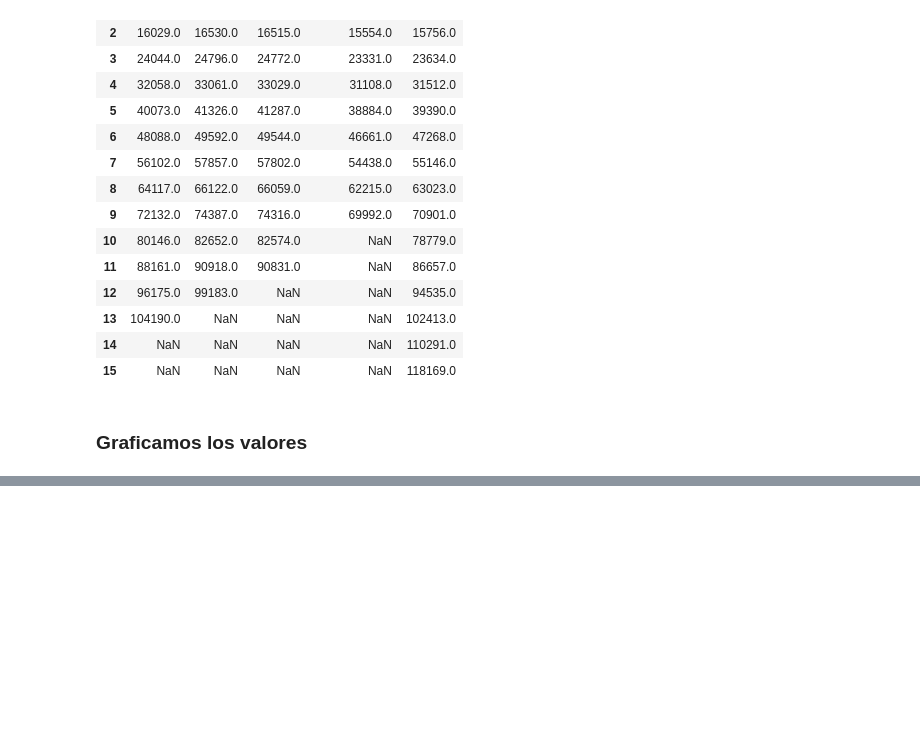
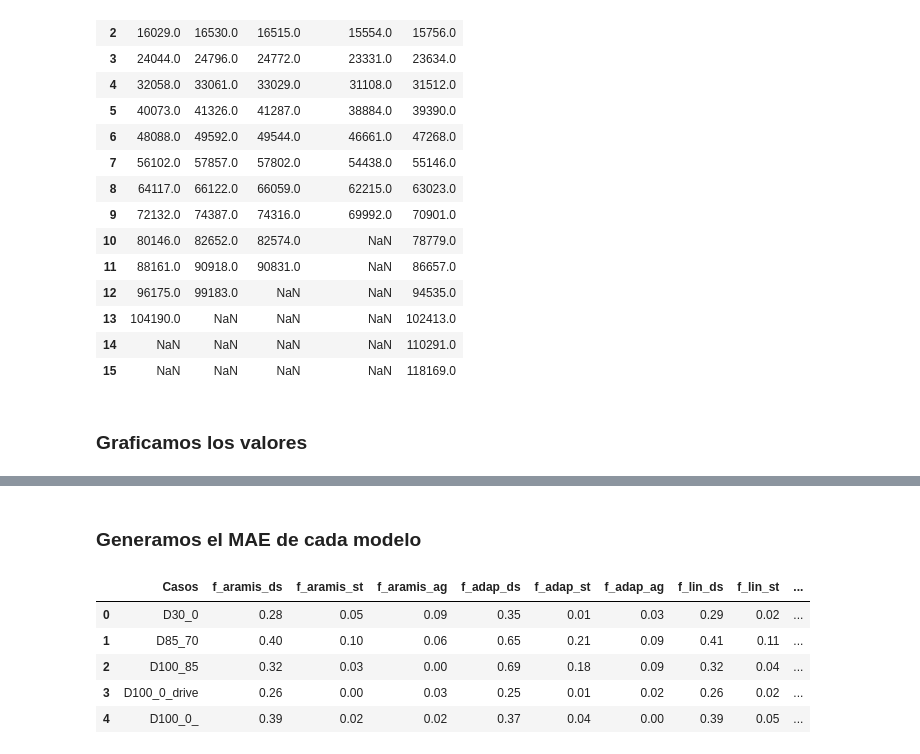
Before and after one commit to AXS-Rose/degradation_model, a Jupyter notebook: soh_methods_aging.ipynb, the cells around one changed output, grey strips where cells are left out. Saved outputs shown, nothing was run; the diff lists cells and outputs as text; code cells hidden in the pictures; blank space fills up the shorter version.

```diff
--- a/soh_methods_aging.ipynb
+++ b/soh_methods_aging.ipynb
@@ -351,0 +382,36 @@ for i, cell in enumerate(selected_columns):
+# %% [markdown]
+### Generamos el MAE de cada modelo
+# %%
+model_errors = pd.DataFrame()
+errors = pd.DataFrame()
+errors["Casos"] = cells
+
+for i, cell in enumerate(cells):
+    for j,model in enumerate(models_str):
+        str_ = str(cell)+str(model)
+
+        idx_gt = gt_soh_values[cell].last_valid_index()
+        idx = cells_SOH[str_].last_valid_index()
+
+        gt = gt_soh_values[cell][idx_gt]
+        value = cells_SOH[str_][idx]
+
+        error = np.round(abs(gt - value),2)
+        model_errors[str_] = [error]
+
+lst = []
+for j,model in enumerate(models_str):
+    for i,cell in enumerate(cells):
+        str_ = str(cell)+str(model)
+        lst.append(model_errors[str_][0])
+    errors[model] = lst
+    lst = []
+
+errors
+# %% [output]
+|  | Casos | f_aramis_ds | f_aramis_st | f_aramis_ag | f_adap_ds | f_adap_st | f_adap_ag | f_lin_ds | f_lin_st | ... |
+| 0 | D30_0 | 0.28 | 0.05 | 0.09 | 0.35 | 0.01 | 0.03 | 0.29 | 0.02 | ... |
+| 1 | D85_70 | 0.40 | 0.10 | 0.06 | 0.65 | 0.21 | 0.09 | 0.41 | 0.11 | ... |
+| 2 | D100_85 | 0.32 | 0.03 | 0.00 | 0.69 | 0.18 | 0.09 | 0.32 | 0.04 | ... |
+| 3 | D100_0_drive | 0.26 | 0.00 | 0.03 | 0.25 | 0.01 | 0.02 | 0.26 | 0.02 | ... |
+| 4 | D100_0_ | 0.39 | 0.02 | 0.02 | 0.37 | 0.04 | 0.00 | 0.39 | 0.05 | ... |
```
Also changed, not shown: parts of 10 cells of this notebook, 1 other file.
